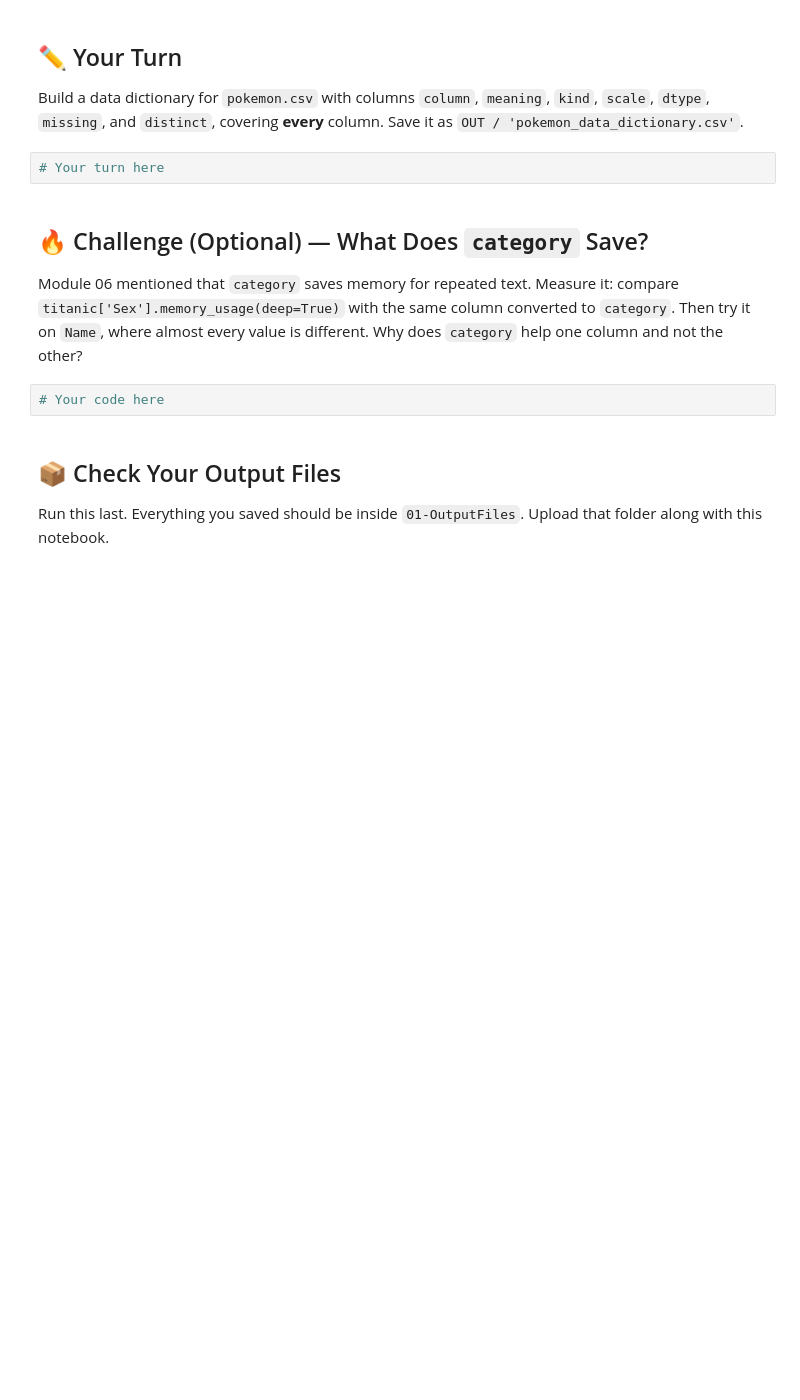
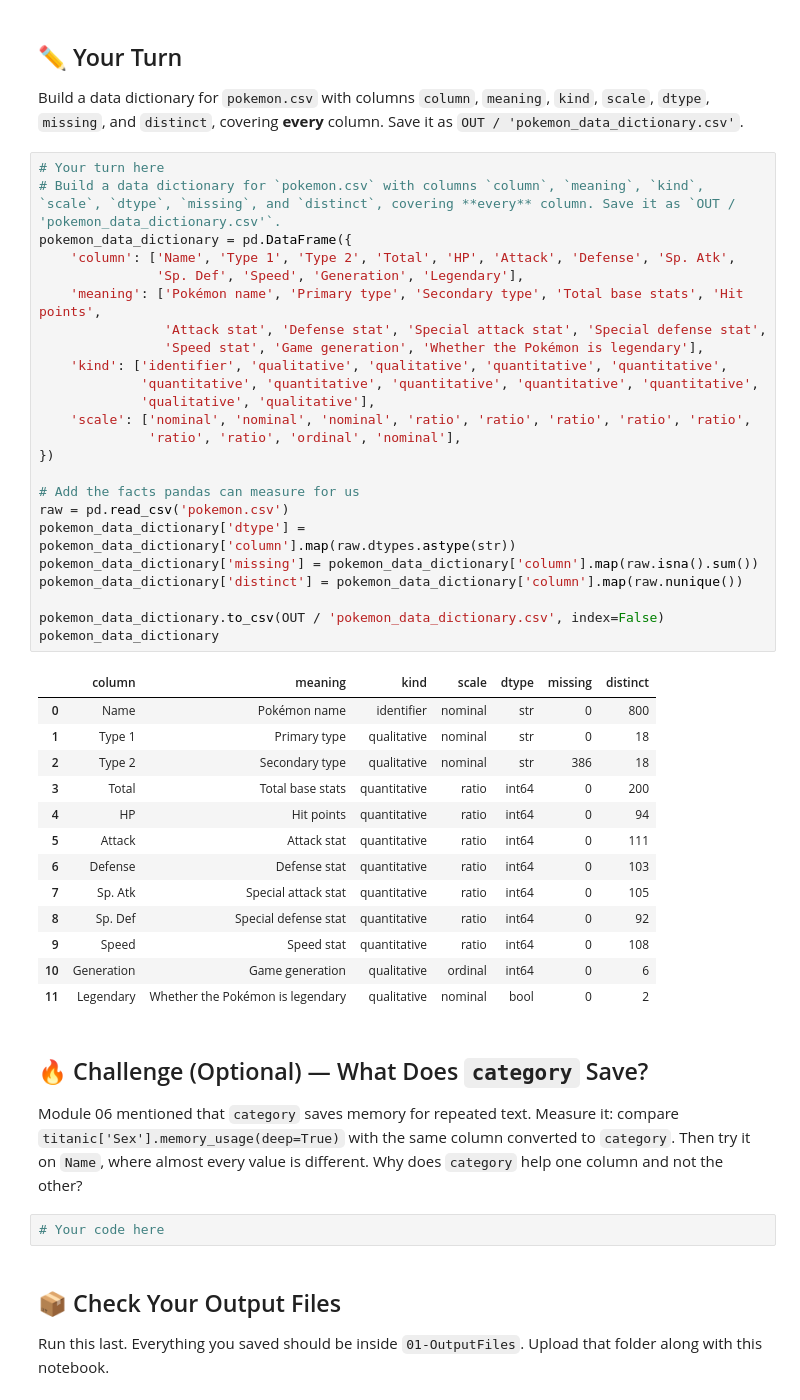
Before and after one commit to ECOKER1226/3603-data-science-coker, a Jupyter notebook: Work/07-Describing_Data/01-Types_of_Data.ipynb, the cells around one changed output. Drawn from its saved outputs; the diff is of its cells as text; blank space fills up the shorter version.

Commit message:
saved work on 01-Types_of_Data.ipynb

```diff
--- a/Work/07-Describing_Data/01-Types_of_Data.ipynb
+++ b/Work/07-Describing_Data/01-Types_of_Data.ipynb
@@ -236,6 +390,42 @@ Run it on every column of `titanic` (hint: loop over `titanic.columns`). Which s
 Build a data dictionary for `pokemon.csv` with columns `column`, `meaning`, `kind`, `scale`, `dtype`, `missing`, and `distinct`, covering **every** column. Save it as `OUT / 'pokemon_data_dictionary.csv'`.
 # %%
 # Your turn here
+# Build a data dictionary for `pokemon.csv` with columns `column`, `meaning`, `kind`, `scale`, `dtype`, `missing`, and `distinct`, covering **every** column. Save it as `OUT / 'pokemon_data_dictionary.csv'`.
+pokemon_data_dictionary = pd.DataFrame({
+    'column': ['Name', 'Type 1', 'Type 2', 'Total', 'HP', 'Attack', 'Defense', 'Sp. Atk',
+               'Sp. Def', 'Speed', 'Generation', 'Legendary'],
+    'meaning': ['Pokémon name', 'Primary type', 'Secondary type', 'Total base stats', 'Hit points',
+                'Attack stat', 'Defense stat', 'Special attack stat', 'Special defense stat',
+                'Speed stat', 'Game generation', 'Whether the Pokémon is legendary'],
+    'kind': ['identifier', 'qualitative', 'qualitative', 'quantitative', 'quantitative',
+             'quantitative', 'quantitative', 'quantitative', 'quantitative', 'quantitative',
+             'qualitative', 'qualitative'],
+    'scale': ['nominal', 'nominal', 'nominal', 'ratio', 'ratio', 'ratio', 'ratio', 'ratio',
+              'ratio', 'ratio', 'ordinal', 'nominal'],
+})
+
+# Add the facts pandas can measure for us
+raw = pd.read_csv('pokemon.csv')
+pokemon_data_dictionary['dtype'] = pokemon_data_dictionary['column'].map(raw.dtypes.astype(str))
+pokemon_data_dictionary['missing'] = pokemon_data_dictionary['column'].map(raw.isna().sum())
+pokemon_data_dictionary['distinct'] = pokemon_data_dictionary['column'].map(raw.nunique())
+
+pokemon_data_dictionary.to_csv(OUT / 'pokemon_data_dictionary.csv', index=False)
+pokemon_data_dictionary
+# %% [output]
+|  | column | meaning | kind | scale | dtype | missing | distinct |
+| 0 | Name | Pokémon name | identifier | nominal | str | 0 | 800 |
+| 1 | Type 1 | Primary type | qualitative | nominal | str | 0 | 18 |
+| 2 | Type 2 | Secondary type | qualitative | nominal | str | 386 | 18 |
+| 3 | Total | Total base stats | quantitative | ratio | int64 | 0 | 200 |
+| 4 | HP | Hit points | quantitative | ratio | int64 | 0 | 94 |
+| 5 | Attack | Attack stat | quantitative | ratio | int64 | 0 | 111 |
+| 6 | Defense | Defense stat | quantitative | ratio | int64 | 0 | 103 |
+| 7 | Sp. Atk | Special attack stat | quantitative | ratio | int64 | 0 | 105 |
+| 8 | Sp. Def | Special defense stat | quantitative | ratio | int64 | 0 | 92 |
+| 9 | Speed | Speed stat | quantitative | ratio | int64 | 0 | 108 |
+| 10 | Generation | Game generation | qualitative | ordinal | int64 | 0 | 6 |
+| 11 | Legendary | Whether the Pokémon is legendary | qualitative | nominal | bool | 0 | 2 |
 # %% [markdown]
 ## 🔥 Challenge (Optional) — What Does `category` Save?
 Module 06 mentioned that `category` saves memory for repeated text. Measure it: compare `titanic['Sex'].memory_usage(deep=True)` with the same column converted to `category`. Then try it on `Name`, where almost every value is different. Why does `category` help one column and not the other?
```
Also changed, not shown: parts of 17 cells of this notebook.
